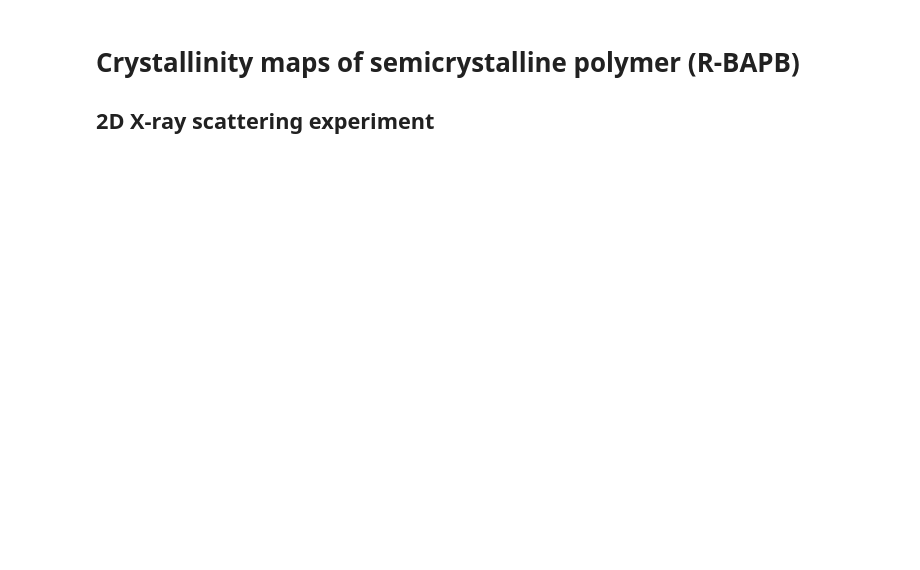
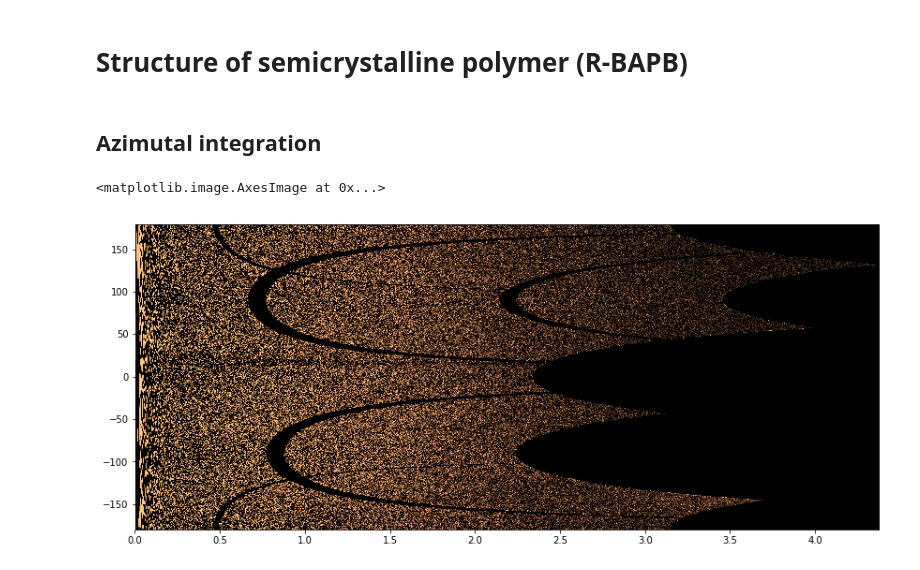
Before and after one commit to savilova/lab-xrda, a Jupyter notebook: Mapping.ipynb, the cells around one changed output. Saved outputs shown, nothing was run; the diff lists cells and outputs as text; code cells hidden in the pictures; blank space fills up the shorter version.

Commit message:
azimutal integration code

```diff
--- a/Mapping.ipynb
+++ b/Mapping.ipynb
@@ -1,6 +1,5 @@
 # %% [markdown]
-# Crystallinity maps of semicrystalline polymer (R-BAPB)
-## 2D X-ray scattering experiment
+# Structure of semicrystalline polymer (R-BAPB)
 # %%
 import h5py
 import numpy as np
@@ -18 +16,25 @@ import peakutils
 %matplotlib inline
+# %% [markdown]
+## Azimutal integration
+# %%
+# Loading file with already 'caked' scans
+file_name = "H://LP/R-BAPB/print1434.h5"
+file_num = '1434' # experiment id
+data_inner_directory = "data/data" # path to data inside the archive
+file = h5py.File(file_name, "r") # reading mode
+all_scans = file[data_inner_directory]
+q_set = np.copy(file["data/q"]) # actual values for q and chi
+chi_set = np.copy(file["data/chi"])
+map_width = int(all_scans.shape[0]**0.5)
+# %%
+# Check up
+fig = plt.figure(figsize=(15,6))
+plt.imshow(all_scans[-100],
+           cmap = 'copper',
+           clim = (0,0.3),
+           extent=[q_set[0],q_set[-1],chi_set[0],chi_set[-1]],
+           interpolation = 'nearest',
+           aspect = 0.005)
+# %% [output]
+<matplotlib.image.AxesImage at 0x...>
+[figure, added]
```
Also changed, not shown: parts of 43 cells of this notebook.
